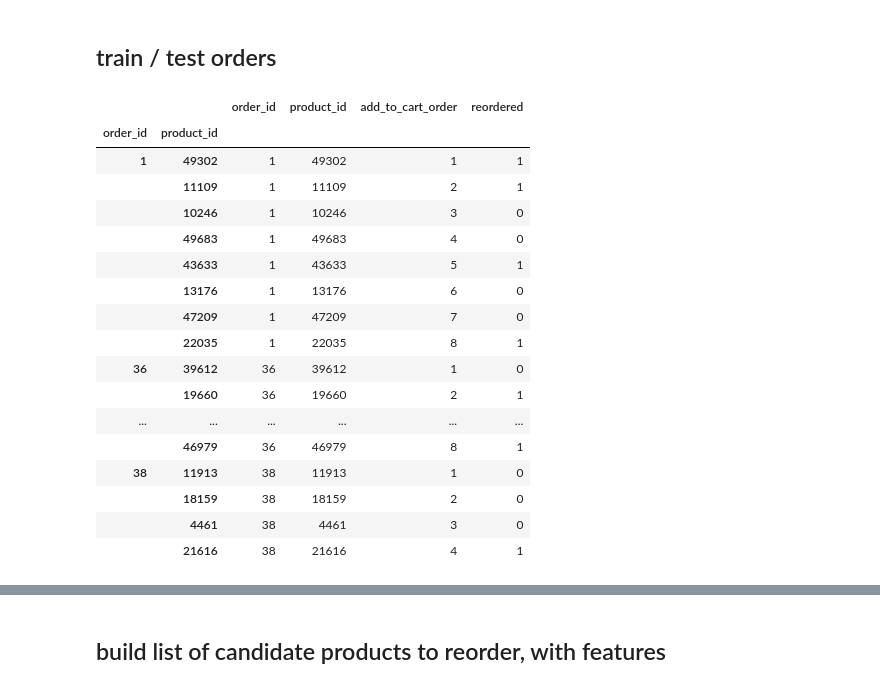
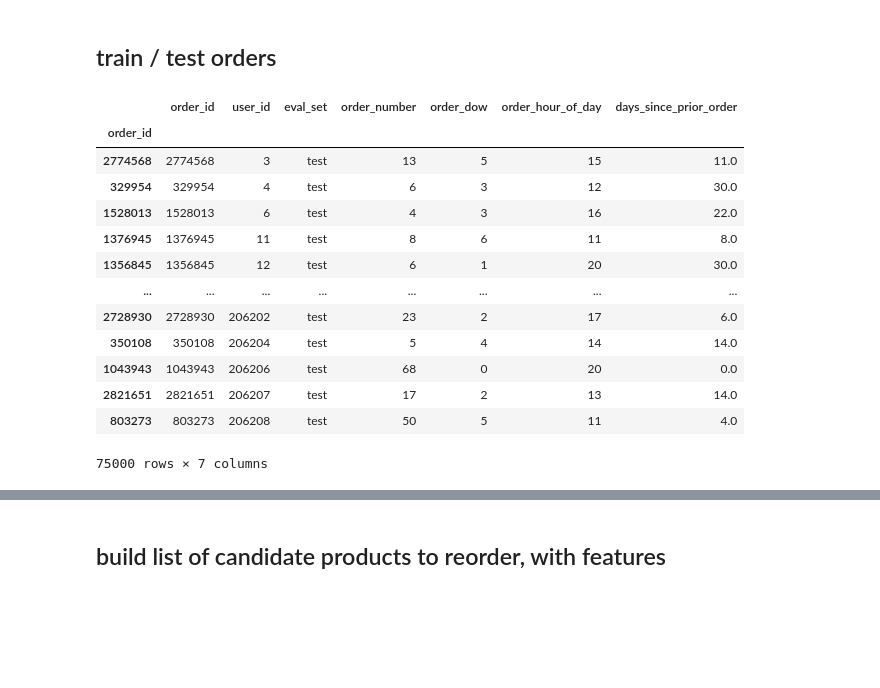
Before and after one commit to sandropark/study, a Jupyter notebook: 해커톤/light GBM benchmark 0.3692 필사.ipynb, the cells around one changed output, grey strips where cells are left out. Saved outputs shown, nothing was run; the diff lists cells and outputs as text; code cells hidden in the pictures; blank space fills up the shorter version.

```diff
--- a/해커톤/light GBM benchmark 0.3692 필사.ipynb
+++ b/해커톤/light GBM benchmark 0.3692 필사.ipynb
@@ -144,24 +182,20 @@ test_orders = orders[orders['eval_set'] == 'test']
 train_orders = orders[orders['eval_set'] == 'train']
 
 train.set_index(['order_id', 'product_id'], inplace=True, drop=False)
-# %%
-train.head(20)
-# %% [output]
-|  |  | order_id | product_id | add_to_cart_order | reordered |
-| order_id | product_id |  |  |  |  |
-| 1 | 49302 | 1 | 49302 | 1 | 1 |
-|  | 11109 | 1 | 11109 | 2 | 1 |
-|  | 10246 | 1 | 10246 | 3 | 0 |
-|  | 49683 | 1 | 49683 | 4 | 0 |
-|  | 43633 | 1 | 43633 | 5 | 1 |
-|  | 13176 | 1 | 13176 | 6 | 0 |
-|  | 47209 | 1 | 47209 | 7 | 0 |
-|  | 22035 | 1 | 22035 | 8 | 1 |
-| 36 | 39612 | 36 | 39612 | 1 | 0 |
-|  | 19660 | 36 | 19660 | 2 | 1 |
-| ... | ... | ... | ... | ... | ... |
-|  | 46979 | 36 | 46979 | 8 | 1 |
-| 38 | 11913 | 38 | 11913 | 1 | 0 |
-|  | 18159 | 38 | 18159 | 2 | 0 |
-|  | 4461 | 38 | 4461 | 3 | 0 |
-|  | 21616 | 38 | 21616 | 4 | 1 |
+# %%
+test_orders
+# %% [output]
+|  | order_id | user_id | eval_set | order_number | order_dow | order_hour_of_day | days_since_prior_order |
+| order_id |  |  |  |  |  |  |  |
+| 2774568 | 2774568 | 3 | test | 13 | 5 | 15 | 11.0 |
+| 329954 | 329954 | 4 | test | 6 | 3 | 12 | 30.0 |
+| 1528013 | 1528013 | 6 | test | 4 | 3 | 16 | 22.0 |
+| 1376945 | 1376945 | 11 | test | 8 | 6 | 11 | 8.0 |
+| 1356845 | 1356845 | 12 | test | 6 | 1 | 20 | 30.0 |
+| ... | ... | ... | ... | ... | ... | ... | ... |
+| 2728930 | 2728930 | 206202 | test | 23 | 2 | 17 | 6.0 |
+| 350108 | 350108 | 206204 | test | 5 | 4 | 14 | 14.0 |
+| 1043943 | 1043943 | 206206 | test | 68 | 0 | 20 | 0.0 |
+| 2821651 | 2821651 | 206207 | test | 17 | 2 | 13 | 14.0 |
+| 803273 | 803273 | 206208 | test | 50 | 5 | 11 | 4.0 |
+75000 rows × 7 columns
```
Also changed, not shown: parts of 11 cells of this notebook, 4 other files.
